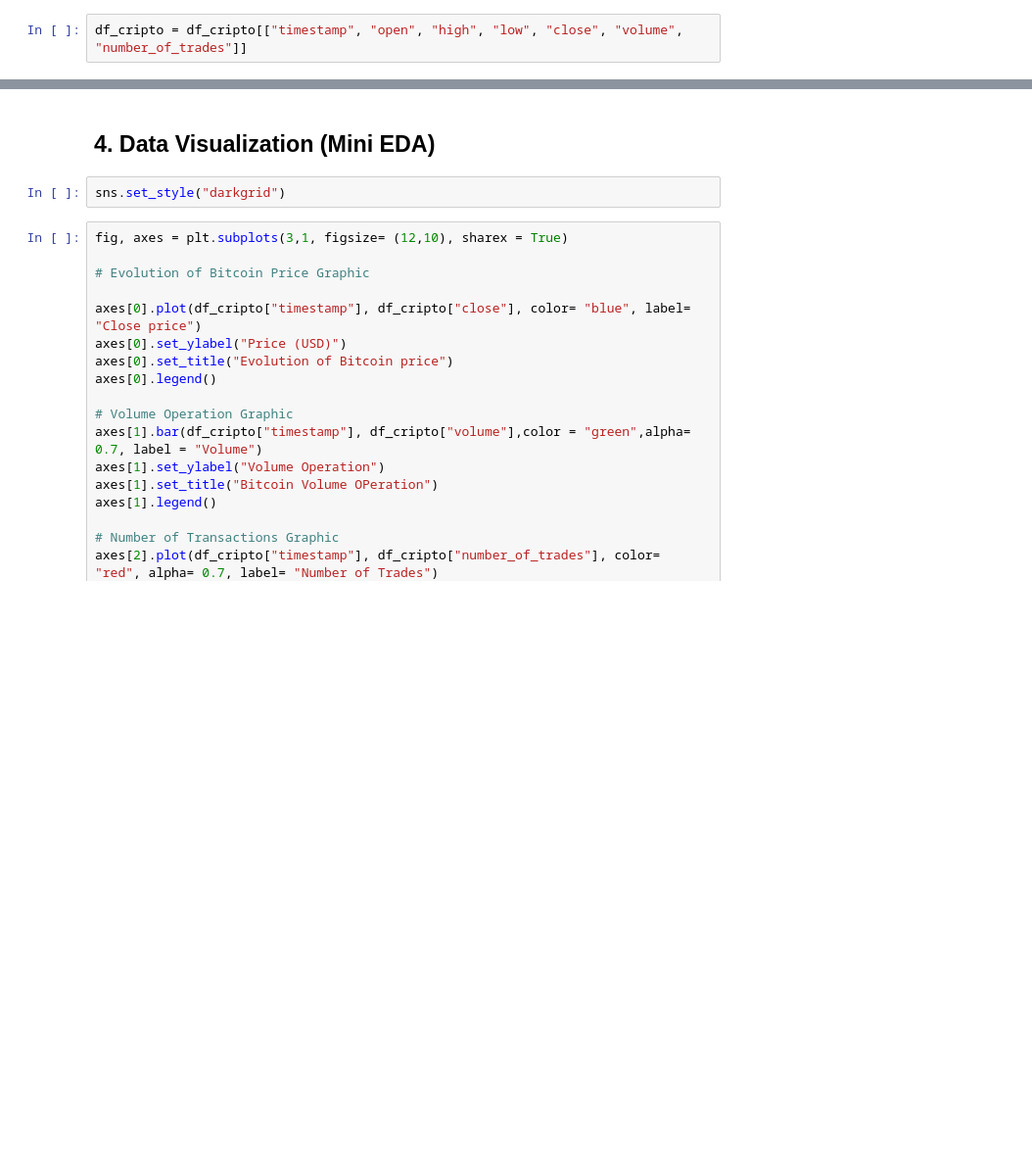
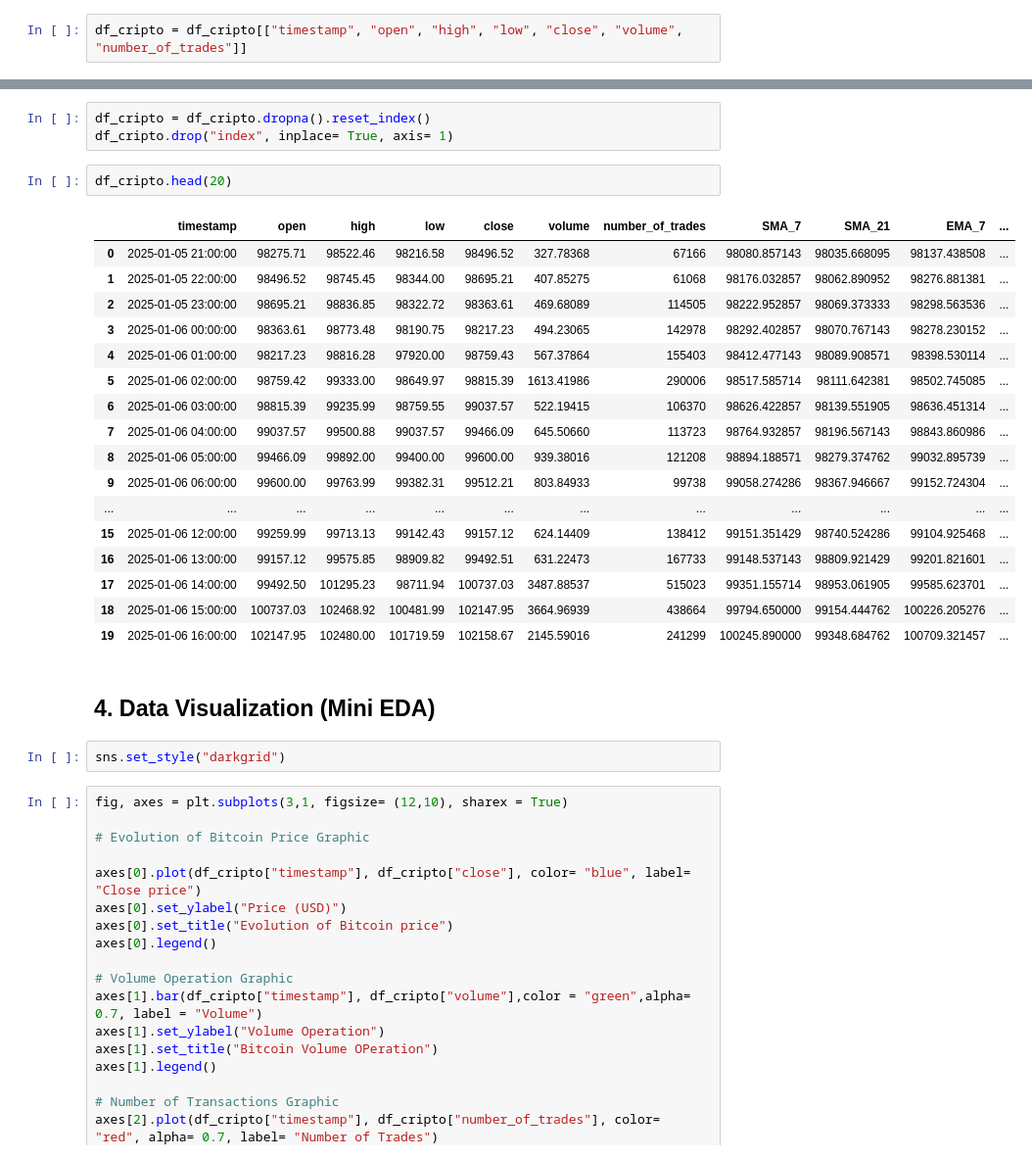
Before and after one commit to VictorMDSS/De_Sousa_Sanchez_Victor_Manuel_CriptoPredict, a Jupyter notebook: main.ipynb, the cells around one changed output, grey strips where cells are left out. Shown: that part at 98% size. Drawn from its saved outputs; the diff is of its cells as text; blank space fills up the shorter version.

```diff
--- a/main.ipynb
+++ b/main.ipynb
@@ -109,3 +178,26 @@ df_cripto["SMA_7"]
+# %%
+df_cripto = df_cripto.dropna().reset_index()
+df_cripto.drop("index", inplace= True, axis= 1)
+# %%
+df_cripto.head(20)
+# %% [output]
+|  | timestamp | open | high | low | close | volume | number_of_trades | SMA_7 | SMA_21 | EMA_7 | ... |
+| 0 | 2025-01-05 21:00:00 | 98275.71 | 98522.46 | 98216.58 | 98496.52 | 327.78368 | 67166 | 98080.857143 | 98035.668095 | 98137.438508 | ... |
+| 1 | 2025-01-05 22:00:00 | 98496.52 | 98745.45 | 98344.00 | 98695.21 | 407.85275 | 61068 | 98176.032857 | 98062.890952 | 98276.881381 | ... |
+| 2 | 2025-01-05 23:00:00 | 98695.21 | 98836.85 | 98322.72 | 98363.61 | 469.68089 | 114505 | 98222.952857 | 98069.373333 | 98298.563536 | ... |
+| 3 | 2025-01-06 00:00:00 | 98363.61 | 98773.48 | 98190.75 | 98217.23 | 494.23065 | 142978 | 98292.402857 | 98070.767143 | 98278.230152 | ... |
+| 4 | 2025-01-06 01:00:00 | 98217.23 | 98816.28 | 97920.00 | 98759.43 | 567.37864 | 155403 | 98412.477143 | 98089.908571 | 98398.530114 | ... |
+| 5 | 2025-01-06 02:00:00 | 98759.42 | 99333.00 | 98649.97 | 98815.39 | 1613.41986 | 290006 | 98517.585714 | 98111.642381 | 98502.745085 | ... |
+| 6 | 2025-01-06 03:00:00 | 98815.39 | 99235.99 | 98759.55 | 99037.57 | 522.19415 | 106370 | 98626.422857 | 98139.551905 | 98636.451314 | ... |
+| 7 | 2025-01-06 04:00:00 | 99037.57 | 99500.88 | 99037.57 | 99466.09 | 645.50660 | 113723 | 98764.932857 | 98196.567143 | 98843.860986 | ... |
+| 8 | 2025-01-06 05:00:00 | 99466.09 | 99892.00 | 99400.00 | 99600.00 | 939.38016 | 121208 | 98894.188571 | 98279.374762 | 99032.895739 | ... |
+| 9 | 2025-01-06 06:00:00 | 99600.00 | 99763.99 | 99382.31 | 99512.21 | 803.84933 | 99738 | 99058.274286 | 98367.946667 | 99152.724304 | ... |
+| ... | ... | ... | ... | ... | ... | ... | ... | ... | ... | ... | ... |
+| 15 | 2025-01-06 12:00:00 | 99259.99 | 99713.13 | 99142.43 | 99157.12 | 624.14409 | 138412 | 99151.351429 | 98740.524286 | 99104.925468 | ... |
+| 16 | 2025-01-06 13:00:00 | 99157.12 | 99575.85 | 98909.82 | 99492.51 | 631.22473 | 167733 | 99148.537143 | 98809.921429 | 99201.821601 | ... |
+| 17 | 2025-01-06 14:00:00 | 99492.50 | 101295.23 | 98711.94 | 100737.03 | 3487.88537 | 515023 | 99351.155714 | 98953.061905 | 99585.623701 | ... |
+| 18 | 2025-01-06 15:00:00 | 100737.03 | 102468.92 | 100481.99 | 102147.95 | 3664.96939 | 438664 | 99794.650000 | 99154.444762 | 100226.205276 | ... |
+| 19 | 2025-01-06 16:00:00 | 102147.95 | 102480.00 | 101719.59 | 102158.67 | 2145.59016 | 241299 | 100245.890000 | 99348.684762 | 100709.321457 | ... |
 # %% [markdown]
 ## 4. Data Visualization (Mini EDA)
 # %%
```
Also changed, not shown: parts of 26 cells of this notebook, 1 other file.
